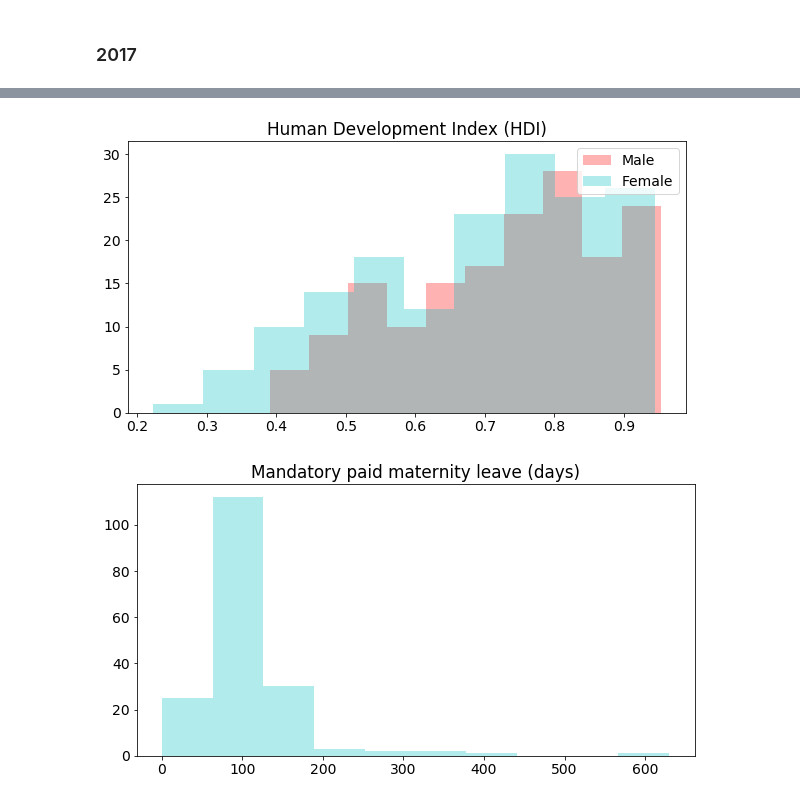
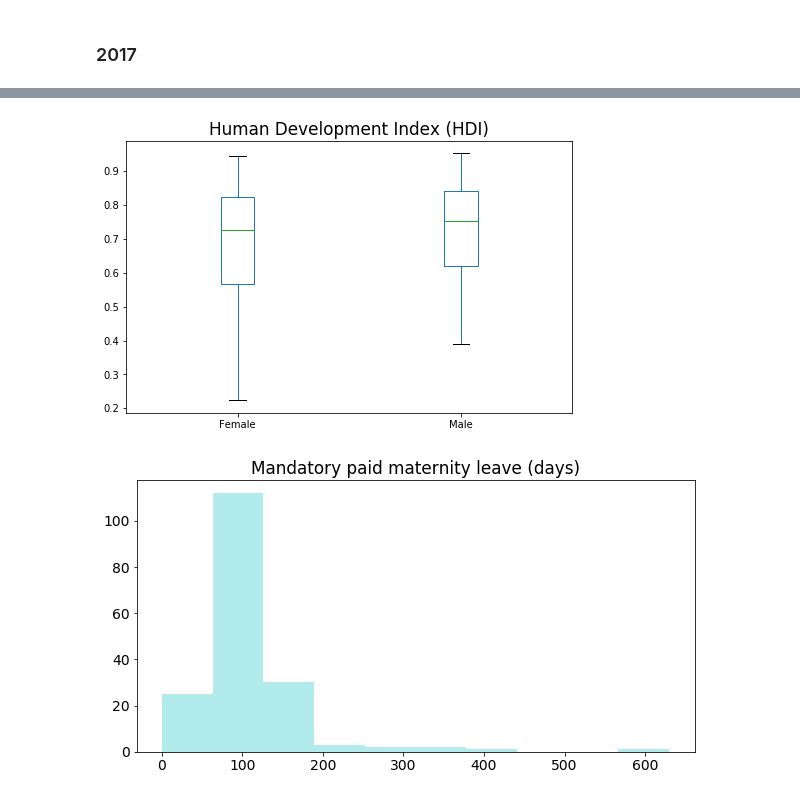
Before and after one commit to andreisha/inf1032-datascience, a Jupyter notebook: T1.1 Analise Descriptiva.ipynb, the cells around one changed output, grey strips where cells are left out. Drawn from its saved outputs; the diff is of its cells as text; code cells hidden in the pictures.

```diff
--- a/T1.1 Analise Descriptiva.ipynb
+++ b/T1.1 Analise Descriptiva.ipynb
@@ -358,15 +362,21 @@ recent_data_gender.shape
 # %%
-rdg_HDI = recent_data_gender[['Human Development Index (HDI), female','Human Development Index (HDI), male']].dropna()
+rdg_HDI = recent_data_gender[['Human Development Index (HDI), female','Human Development Index (HDI), male']][['Human Development Index (HDI), female','Human Development Index (HDI), male']].dropna()
+rdg_HDI.columns = ['Female', 'Male']
 
-fig, ax1= plt.subplots(figsize=(10,5))
+fig, ax1= plt.subplots(figsize=(8,5))
 matplotlib.rcParams.update({'font.size': 14})
-ax1.hist(rdg_HDI['Human Development Index (HDI), male'], color='r', alpha=0.3)
-ax1.hist(rdg_HDI['Human Development Index (HDI), female'], color='c', alpha=0.3)
-ax1.set_title('Human Development Index (HDI)')
-plt.legend(labels = ['Male', 'Female'], loc='upper right')
+
+female_HDI = rdg_HDI['Female']
+male_HDI = rdg_HDI['Male']
+
+#female_HDI.plot(ax = ax1, kind = 'box', title = 'Female')
+#male_HDI.plot(ax = ax2, kind = 'box', title = 'Male')
+
+
+rdg_HDI.plot(ax = ax1, kind = 'box', title = 'Human Development Index (HDI)')
 pass
 # %% [output]
-[figure, old version]
+[figure, new version]
 # %%
 rdg_paidmaternity = recent_data_gender['Mandatory paid maternity leave (days)'].dropna()
 
```
Also changed, not shown: parts of 42 cells of this notebook, 1 other file.
